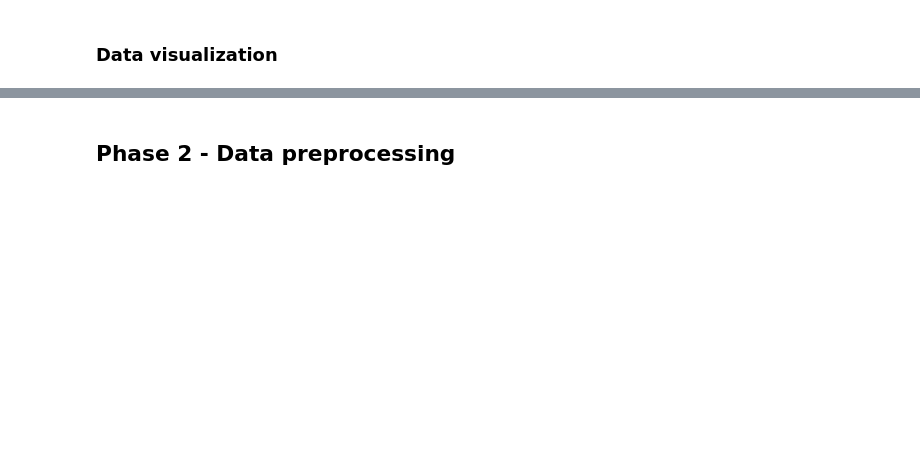
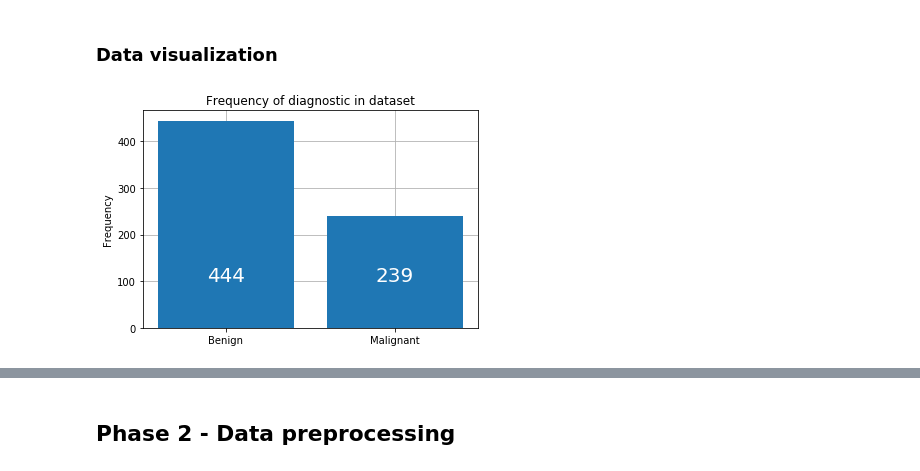
Before and after one commit to RaulMurillo/Aprendizaje-Automatico, a Jupyter notebook: Proyecto final.ipynb, the cells around one changed output, grey strips where cells are left out. Cells and saved outputs as stored; diff of their text form; code cells hidden in the pictures; blank space fills up the shorter version.

```diff
--- a/Proyecto final.ipynb
+++ b/Proyecto final.ipynb
@@ -79,5 +65,22 @@ plt.show()
 # %% [markdown]
 ### Data visualization
+# %%
+# Plot classes
+labelencoder_Y = LabelEncoder()
+dataset["class"] = labelencoder_Y.fit_transform(dataset["class"])
+Y = dataset["class"].values
+plt.figure()
+count = [sum(Y == 0), sum(Y == 1)]
+plt.grid(zorder=0)
+plt.bar(["Benign", "Malignant"], count, zorder=3)
+plt.title("Frequency of diagnostic in dataset")
+plt.ylabel("Frequency")
+plt.text(x=0, y=100, s=count[0], ha="center", color="w", fontsize=20)
+plt.text(x=1, y=100, s=count[1], ha="center", color="w", fontsize=20)
+plt.savefig("classes.png")
+plt.show()
+# %% [output]
+[figure, added]
 # %%
 # For different diagnosis visual comparisons
 # create two dataframes
```
Also changed, not shown: parts of 37 cells of this notebook.
